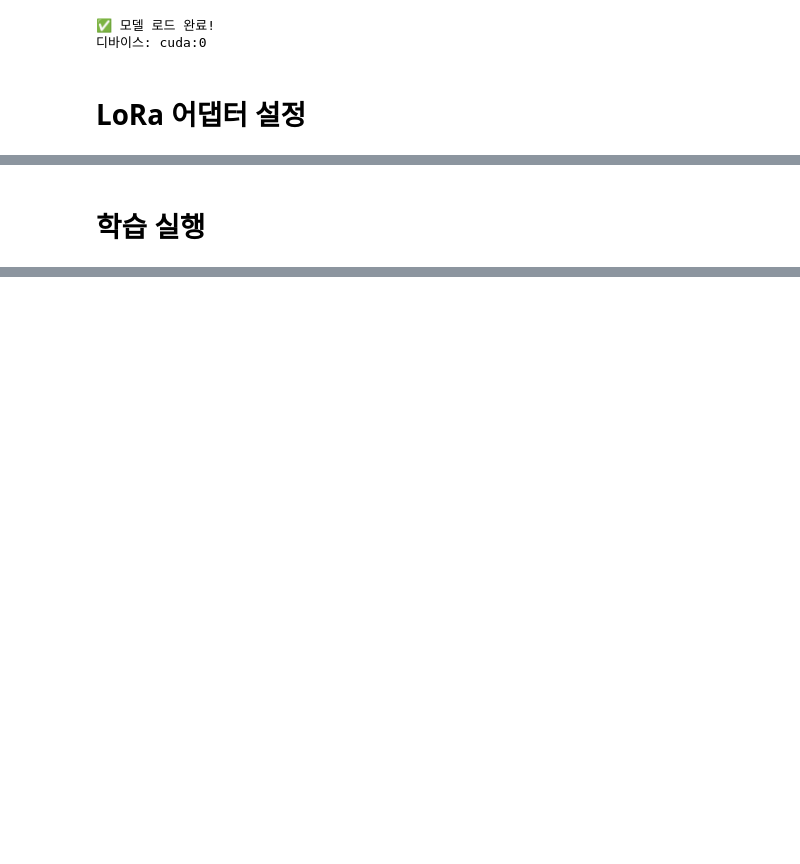
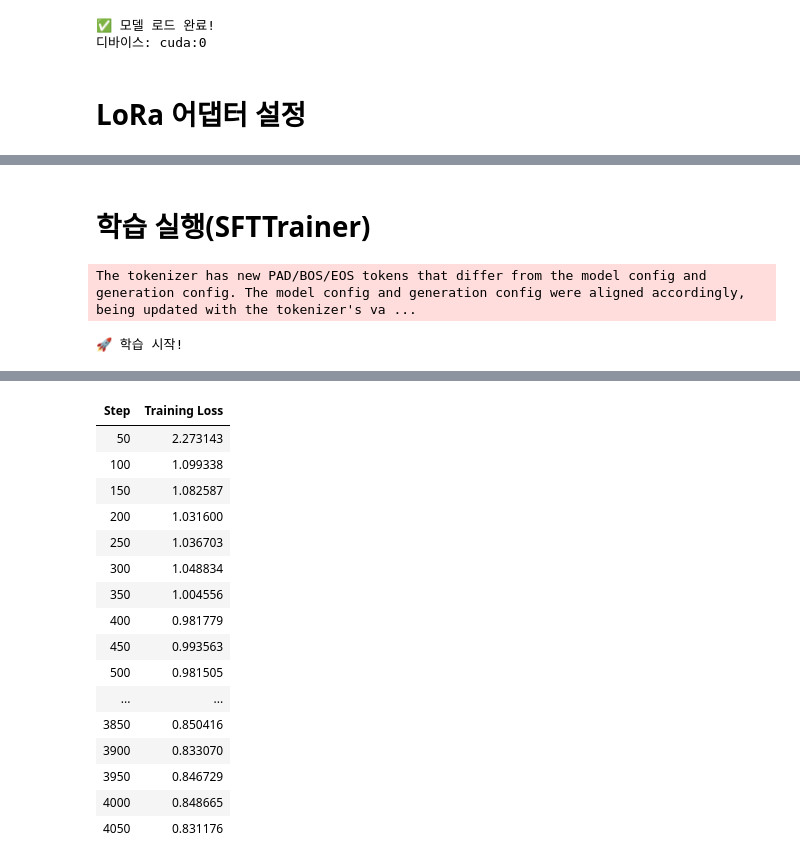
Before and after one commit to doyeon789/mine-tuning-model, a Jupyter notebook: mine-tuning-FT.ipynb, the cells around one changed output, grey strips where cells are left out. Cells and saved outputs as stored; diff of their text form; code cells hidden in the pictures; blank space fills up the shorter version.

```diff
--- a/mine-tuning-FT.ipynb
+++ b/mine-tuning-FT.ipynb
@@ -114,30 +114,32 @@ trainable params: 68,812,800 || all params: 14,838,846,464 || trainable%: 0.4637
 # %% [markdown]
-# 학습 실행
+# 학습 실행(SFTTrainer)
 # %%
 from trl import SFTTrainer, SFTConfig
 
 training_args = SFTConfig(
     output_dir="./minecraft-finetune",
-    num_train_epochs=3,
-    per_device_train_batch_size=4,
-    gradient_accumulation_steps=4,
+    num_train_epochs=1,
+    per_device_train_batch_size=8,
+    gradient_accumulation_steps=2,
     learning_rate=2e-4,
     fp16=True,
     logging_steps=50,
-    save_steps=500,
-    save_total_limit=2,
-    warmup_ratio=0.03,
+    save_strategy="epoch",
+    save_total_limit=3,
+    warmup_steps=100,
     lr_scheduler_type="cosine",
     report_to="none",
-    max_seq_length=512,
 )
 
 trainer = SFTTrainer(
     model=model,
     train_dataset=train_data,
     args=training_args,
-    tokenizer=tokenizer,
+    processing_class=tokenizer,
 )
 
 print("🚀 학습 시작!")
 trainer.train()
+# %% [output]
+The tokenizer has new PAD/BOS/EOS tokens that differ from the model config and generation config. The model config and generation config were aligned accordingly, being updated with the tokenizer's va ...
+🚀 학습 시작!
@@ -143,0 +147,17 @@ trainer.train()
+| Step | Training Loss |
+| 50 | 2.273143 |
+| 100 | 1.099338 |
+| 150 | 1.082587 |
+| 200 | 1.031600 |
+| 250 | 1.036703 |
+| 300 | 1.048834 |
+| 350 | 1.004556 |
+| 400 | 0.981779 |
+| 450 | 0.993563 |
+| 500 | 0.981505 |
+| ... | ... |
+| 3850 | 0.850416 |
+| 3900 | 0.833070 |
+| 3950 | 0.846729 |
+| 4000 | 0.848665 |
+| 4050 | 0.831176 |
```
Also changed, not shown: parts of 3 cells of this notebook.
